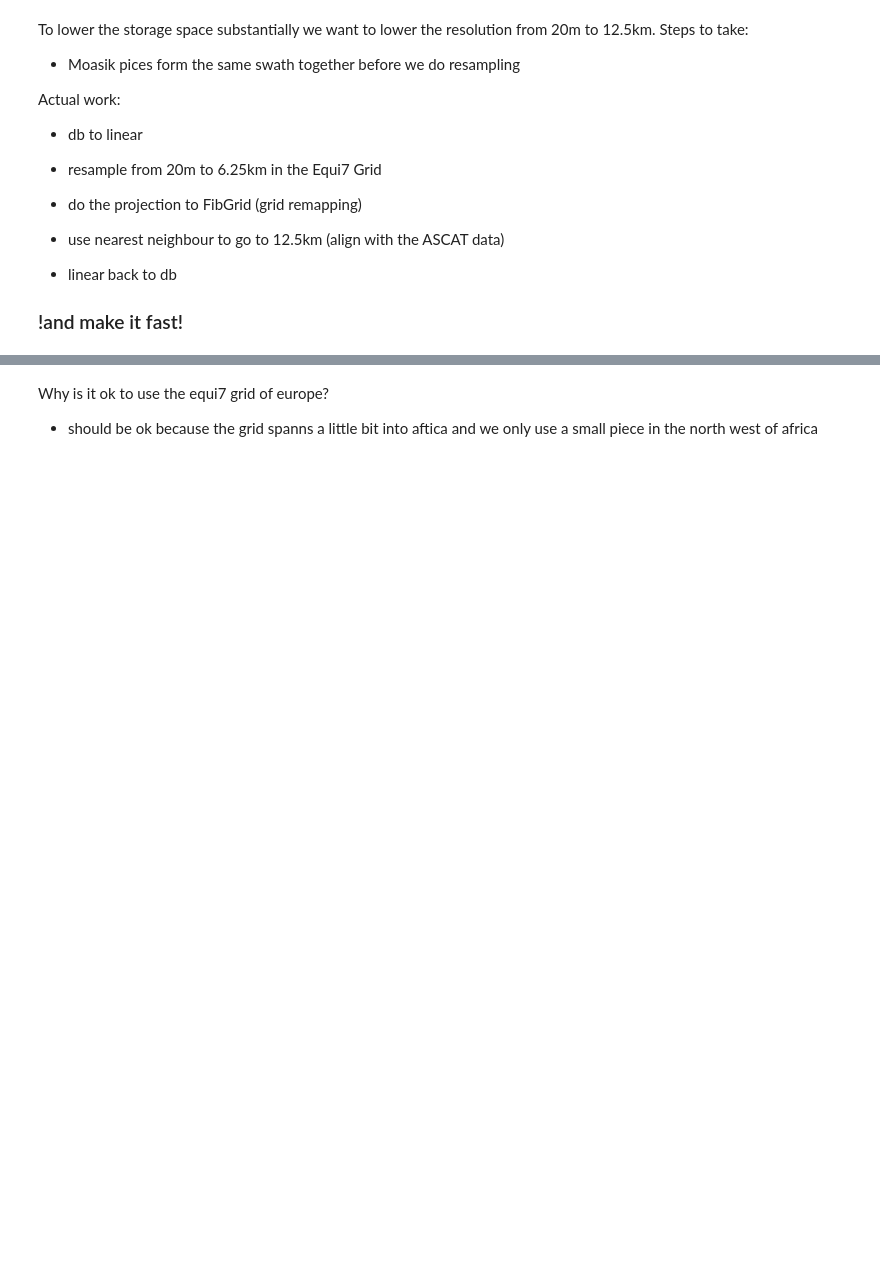
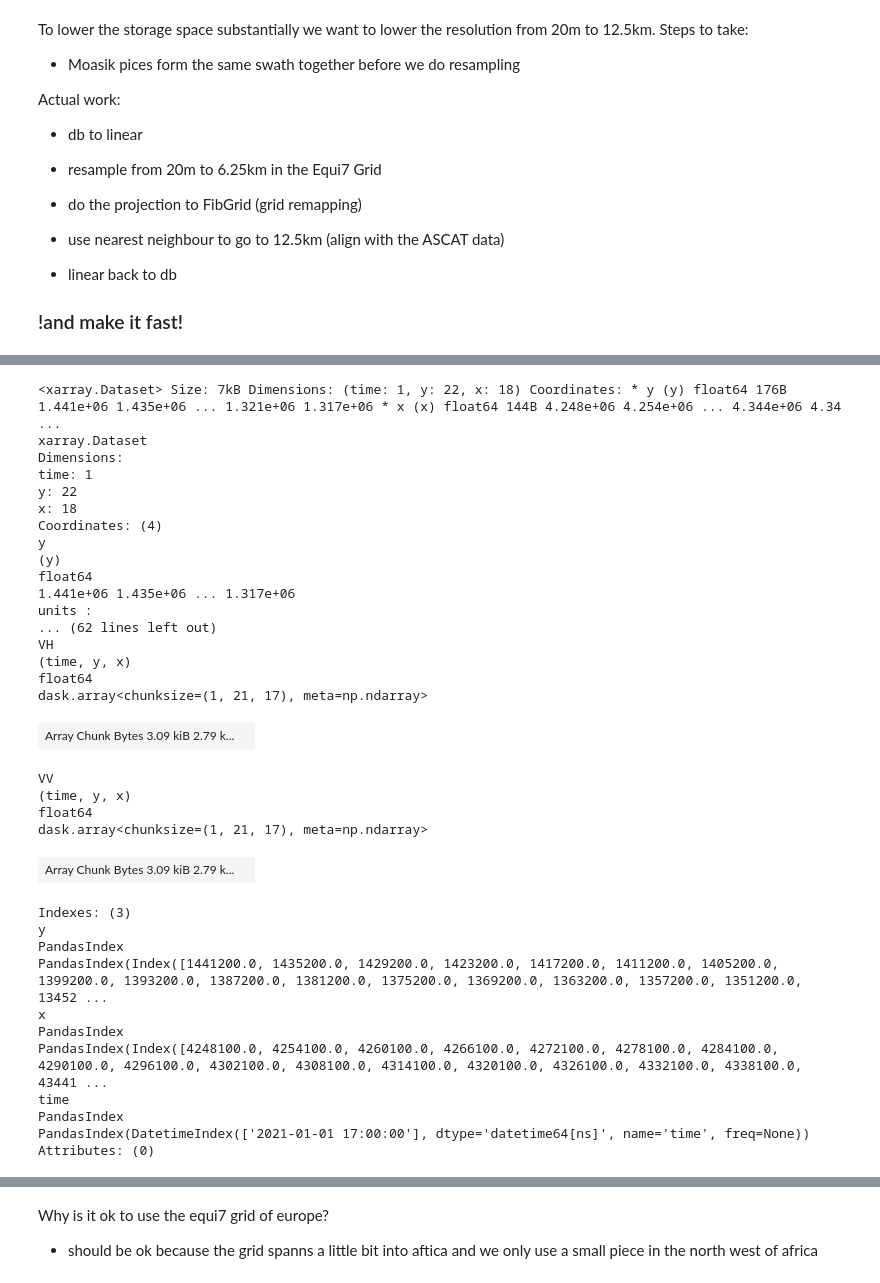
Before and after one commit to wagnerjoseph/Sentinel1-ASCAT-fusion, a Jupyter notebook: notebooks/create-s1-zarr-dataset.ipynb, the cells around one changed output, grey strips where cells are left out. Drawn from its saved outputs; the diff is of its cells as text; code cells hidden in the pictures; blank space fills up the shorter version.

```diff
--- a/notebooks/create-s1-zarr-dataset.ipynb
+++ b/notebooks/create-s1-zarr-dataset.ipynb
@@ -212,0 +272,40 @@ Lets list the commands I want to execute and then get feedback on this approach:
+# %%
+# lower the resolution from 20m to 6km  (as 6.25km does not work because 312.5 is not an int())
+sig_dc_linear_6km = sig0_dc_linear_hourly.coarsen(x=300, y=300, boundary="pad").mean() # padded with NA
+
+sig_dc_linear_6km
+# %% [output]
+<xarray.Dataset> Size: 7kB Dimensions: (time: 1, y: 22, x: 18) Coordinates: * y (y) float64 176B 1.441e+06 1.435e+06 ... 1.321e+06 1.317e+06 * x (x) float64 144B 4.248e+06 4.254e+06 ... 4.344e+06 4.34 ...
+xarray.Dataset
+Dimensions:
+time: 1
+y: 22
+x: 18
+Coordinates: (4)
+y
+(y)
+float64
+1.441e+06 1.435e+06 ... 1.317e+06
+units :
+... (62 lines left out)
+VH
+(time, y, x)
+float64
+dask.array<chunksize=(1, 21, 17), meta=np.ndarray>
+| Array Chunk Bytes 3.09 kiB 2.79 k... |  |
+VV
+(time, y, x)
+float64
+dask.array<chunksize=(1, 21, 17), meta=np.ndarray>
+| Array Chunk Bytes 3.09 kiB 2.79 k... |  |
+Indexes: (3)
+y
+PandasIndex
+PandasIndex(Index([1441200.0, 1435200.0, 1429200.0, 1423200.0, 1417200.0, 1411200.0, 1405200.0, 1399200.0, 1393200.0, 1387200.0, 1381200.0, 1375200.0, 1369200.0, 1363200.0, 1357200.0, 1351200.0, 13452 ...
+x
+PandasIndex
+PandasIndex(Index([4248100.0, 4254100.0, 4260100.0, 4266100.0, 4272100.0, 4278100.0, 4284100.0, 4290100.0, 4296100.0, 4302100.0, 4308100.0, 4314100.0, 4320100.0, 4326100.0, 4332100.0, 4338100.0, 43441 ...
+time
+PandasIndex
+PandasIndex(DatetimeIndex(['2021-01-01 17:00:00'], dtype='datetime64[ns]', name='time', freq=None))
+Attributes: (0)
```
Also changed, not shown: parts of 29 cells of this notebook.
